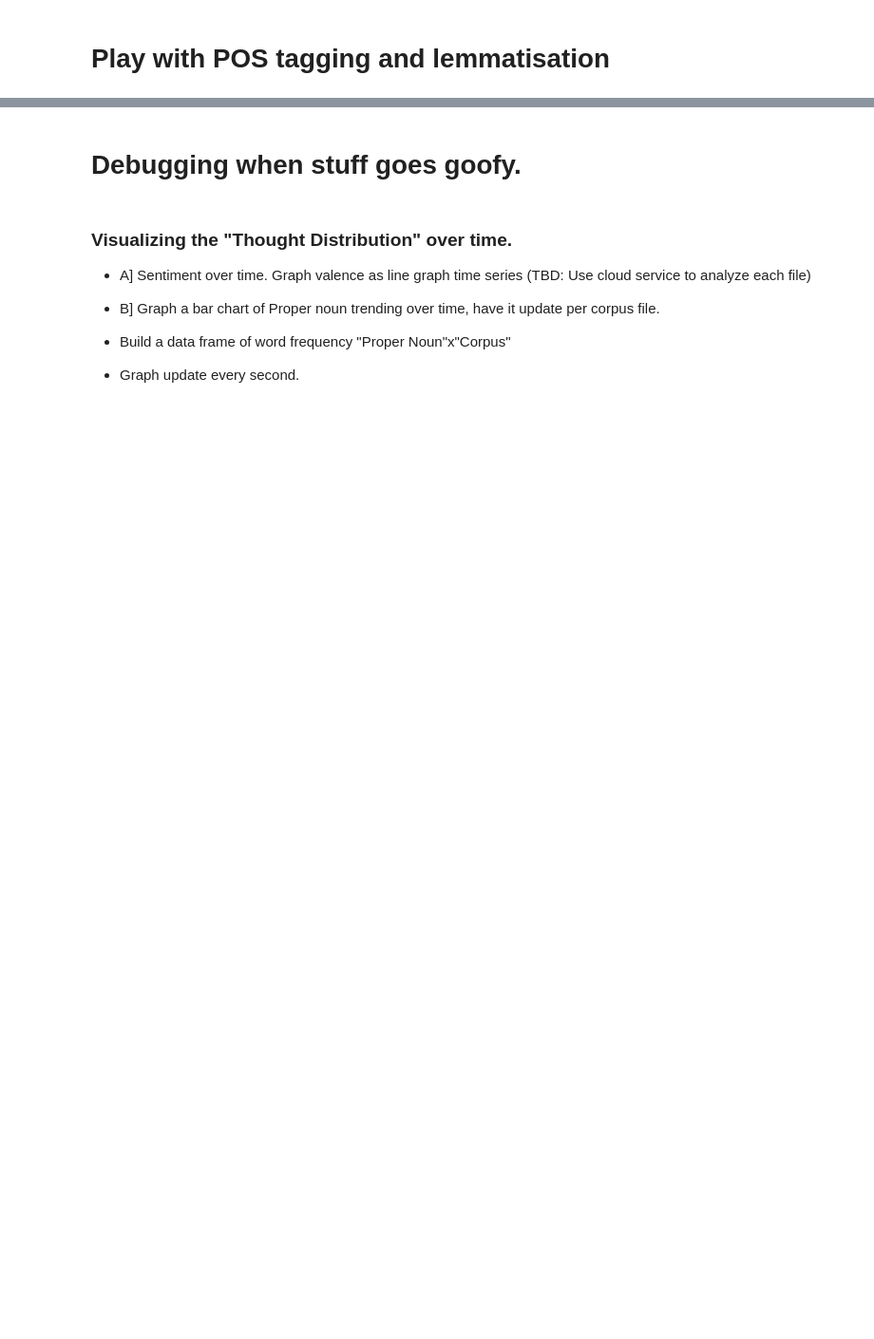
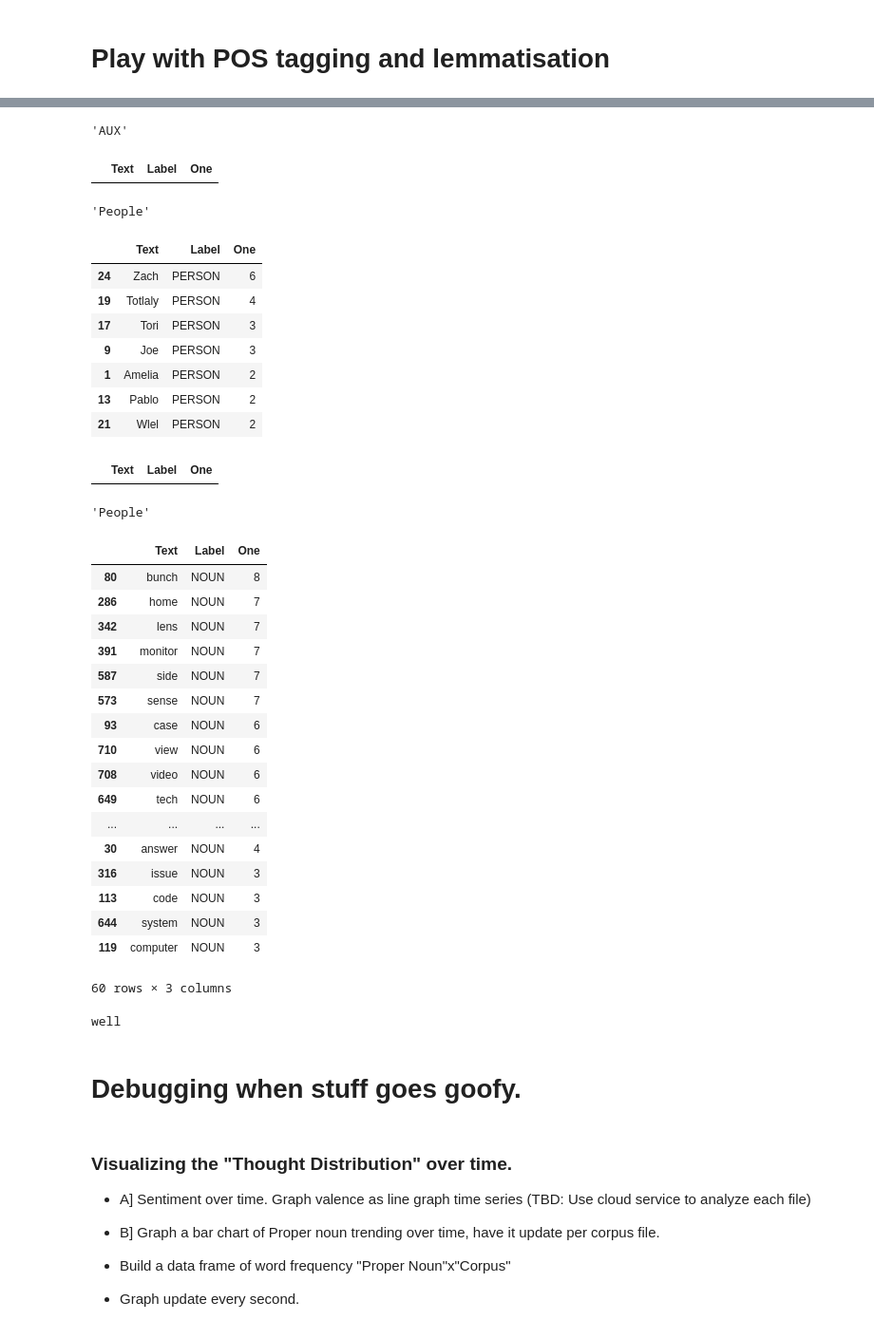
Before and after one commit to idvorkin/nlp, a Jupyter notebook: PlayNLP.ipynb, the cells around one changed output, grey strips where cells are left out. Shown: that part at 95% size. Cells and saved outputs as stored; diff of their text form; code cells hidden in the pictures; blank space fills up the shorter version.

```diff
--- a/PlayNLP.ipynb
+++ b/PlayNLP.ipynb
@@ -136,19 +149,20 @@ GraphWordDistribution(
 # Play with POS tagging and lemmatisation
 # %%
 # !python -m spacy download en_core_web_lg
+#!python3 -m spacy download en_core_web_trf
 from igor_journal import Corpus, LoadCorpus, DocForCorpus
 
-nlp = get_nlp_model("en_core_web_lg")
+nlp = get_nlp_model("en_core_web_trf")
+
 nlp.max_length = 100 * 1000 * 1000
 
 
 def GetInterestingWords(pos: str, doc=None, corpus: Corpus = None):
     interesting_pos = pos
-    if doc == None:
-        doc = DocForCorpus(nlp, corpus)
+    _, doc_all = DocForCorpus(nlp, corpus)
 
     interesting_pos_set = set(interesting_pos.split())
-    interesting = [token for token in doc if token.pos_ in interesting_pos_set]
+    interesting = [token for token in doc_all if hasattr(token, "pos_") and token.pos_ in interesting_pos_set]
     interesting_words = [token.lemma_ for token in interesting]
     return interesting_words
 
@@ -171,3 +190,66 @@ GraphScratchForCorpus(pos="PROPN", corpus=corpus)
+# %%
+start = date (2020,8,1)
+delta_days = 30
+corpus = LoadCorpus(before=start + timedelta(days=delta_days),  after=start)
+all_words, doc  = DocForCorpus(nlp, corpus)
+import pandas as pd
+pd.set_option('display.max_rows', 40)
+pd.set_option('display.min_rows', 20)
+
+display (list(doc)[0].pos_)
+
+df = pd.DataFrame([(e.text, e.label_, 1) for e in doc.ents], columns=["Text","Label","One"])
+df = df[~df.Text.isin(["Yup"])]
+df = df[~df.Label.isin(["DATE","CARDINAL","TIME", "ORDINAL", "PERCENT", "QUANTITY", "MONEY"])]
+display (df[df.Text=="Yup"]) # debug bad parses
+df = df.groupby([df.Text, df.Label]).count().reset_index().sort_values("One",ascending=False)
+df = df[df.One > 1] # throw away entries that are too small
+display ("People",df)
+
+df = pd.DataFrame([(token.lemma_, token.pos_, 1) for token in doc if token.pos_ == "NOUN"], columns=["Text","Label","One"])
+df = df[~df.Text.isin(["Yup"])]
+df = df[~df.Label.isin(["DATE","CARDINAL","TIME", "ORDINAL", "PERCENT", "QUANTITY", "MONEY"])]
+display (df[df.Text=="Yup"]) # debug bad parses
+df = df.groupby([df.Text, df.Label]).count().reset_index().sort_values("One",ascending=False)
+df = df[df.One > 1][30:90] # throw away entries that are too small
+display ("People",df)
+
+
+
+list(doc)[25]
+# %% [output]
+'AUX'
+|  | Text | Label | One |
+'People'
+|  | Text | Label | One |
+| 24 | Zach | PERSON | 6 |
+| 19 | Totlaly | PERSON | 4 |
+| 17 | Tori | PERSON | 3 |
+| 9 | Joe | PERSON | 3 |
+| 1 | Amelia | PERSON | 2 |
+| 13 | Pablo | PERSON | 2 |
+| 21 | Wlel | PERSON | 2 |
+|  | Text | Label | One |
+'People'
+|  | Text | Label | One |
+| 80 | bunch | NOUN | 8 |
+| 286 | home | NOUN | 7 |
+| 342 | lens | NOUN | 7 |
+| 391 | monitor | NOUN | 7 |
+| 587 | side | NOUN | 7 |
+| 573 | sense | NOUN | 7 |
+| 93 | case | NOUN | 6 |
+| 710 | view | NOUN | 6 |
+| 708 | video | NOUN | 6 |
+| 649 | tech | NOUN | 6 |
+| ... | ... | ... | ... |
+| 30 | answer | NOUN | 4 |
+| 316 | issue | NOUN | 3 |
+| 113 | code | NOUN | 3 |
+| 644 | system | NOUN | 3 |
+| 119 | computer | NOUN | 3 |
+60 rows × 3 columns
+well
 # %% [markdown]
 # Debugging when stuff goes goofy.
 # %%
```
Also changed, not shown: parts of 9 cells of this notebook, 2 other files.
